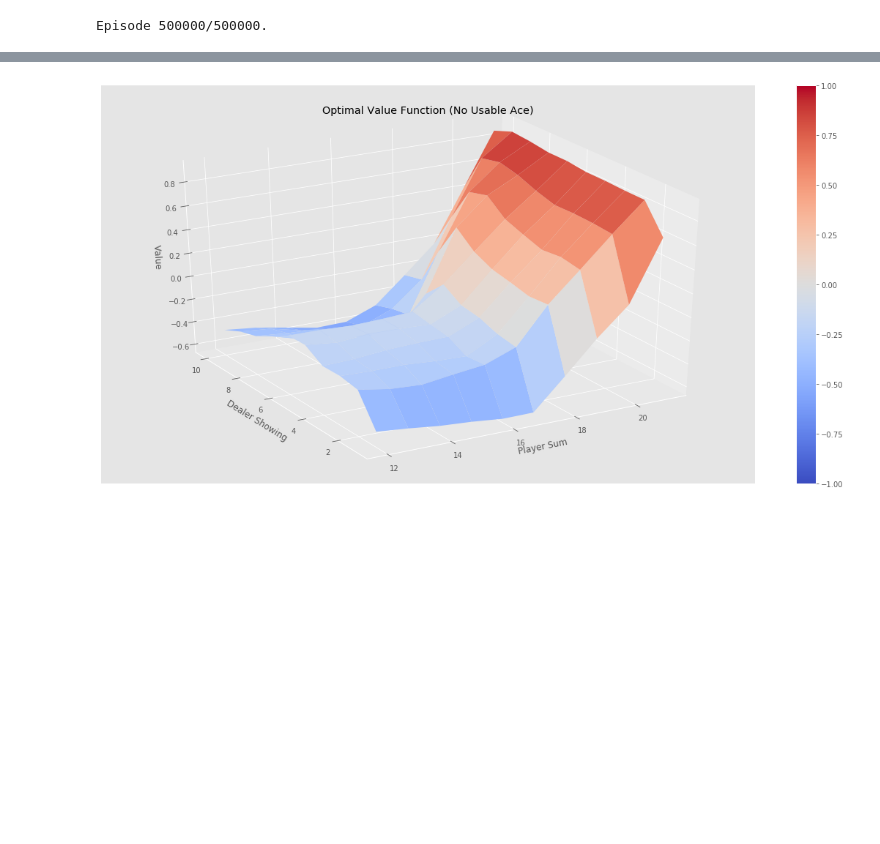
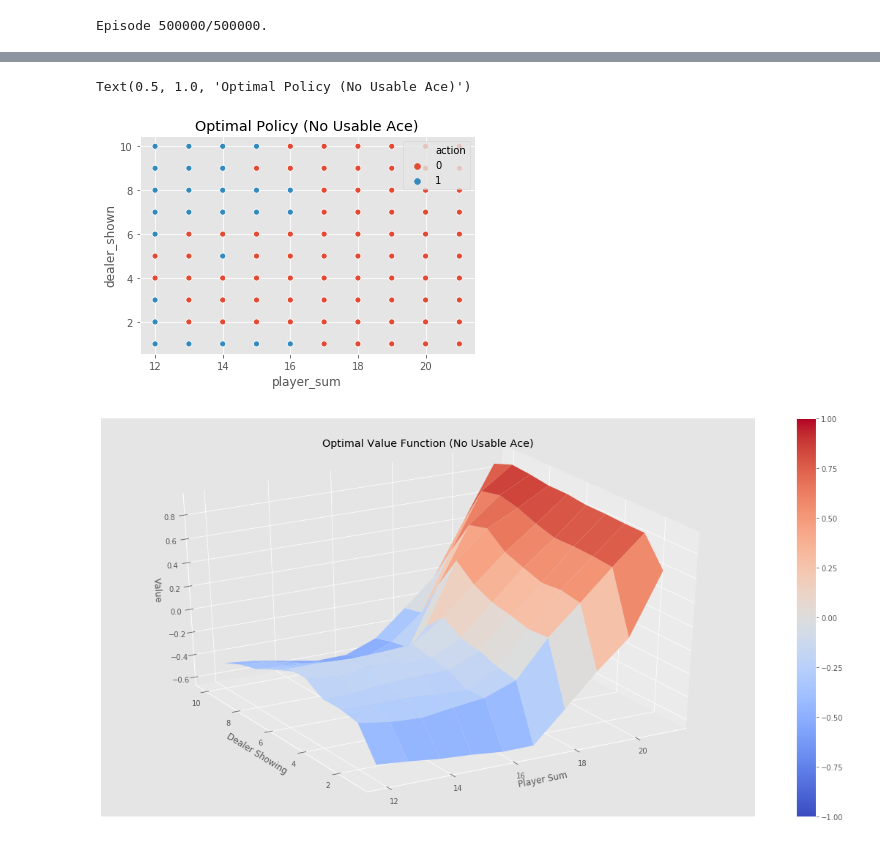
Before and after one commit to zht007/tensorflow-practice, a Jupyter notebook: 7_Renforcement_Learning_blackjack/2_MC_Control_with Epsilon_Greedy Policies.ipynb, the cells around one changed output, grey strips where cells are left out. Saved outputs shown, nothing was run; the diff lists cells and outputs as text; code cells hidden in the pictures; blank space fills up the shorter version.

```diff
--- a/7_Renforcement_Learning_blackjack/2_MC_Control_with Epsilon_Greedy Policies.ipynb
+++ b/7_Renforcement_Learning_blackjack/2_MC_Control_with Epsilon_Greedy Policies.ipynb
@@ -118,0 +143,2 @@ plotting.plot_policy_function(P, title="Optimal Q ")
+# %%
+df_none_usable_ace = df[-df["usable_ace"]]
@@ -119,3 +162,11 @@ plotting.plot_policy_function(P, title="Optimal Q ")
+# %%
+sns.scatterplot(x=df_none_usable_ace['player_sum'],
+                y=df_none_usable_ace['dealer_shown'],
+                hue=df_none_usable_ace['action'] )
+plt.title('Optimal Policy (No Usable Ace)')
+# %% [output]
+Text(0.5, 1.0, 'Optimal Policy (No Usable Ace)')
+[figure, added]
 # %%
 # For plotting: Create value function from action-value function
 # by picking the best action at each state
```
Also changed, not shown: parts of 9 cells of this notebook, 16 other files.
